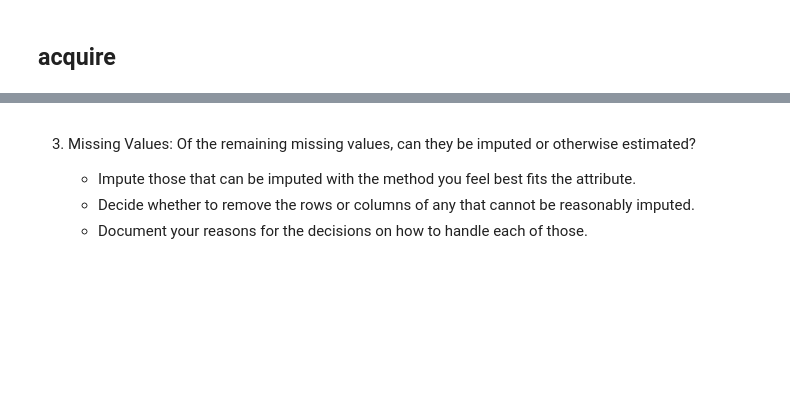
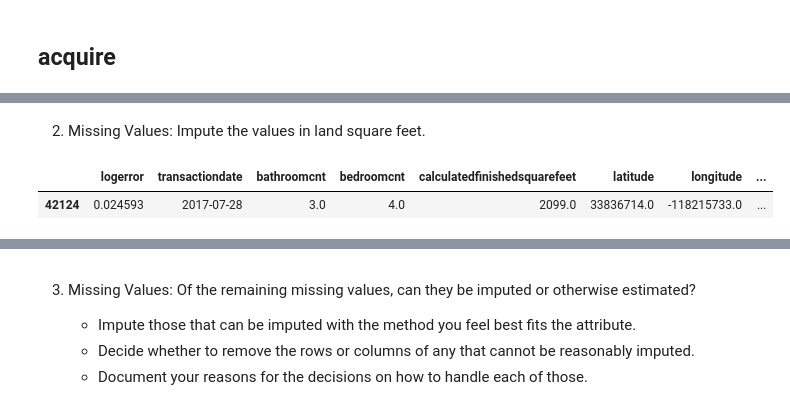
Before and after one commit to JD-Consulting/Zillow-Clustering, a Jupyter notebook: Jeremy_Scratchpad.ipynb, the cells around one changed output, grey strips where cells are left out. Drawn from its saved outputs; the diff is of its cells as text; code cells hidden in the pictures; blank space fills up the shorter version.

```diff
--- a/Jeremy_Scratchpad.ipynb
+++ b/Jeremy_Scratchpad.ipynb
@@ -38,0 +82,21 @@ Ideas:
+# %%
+# it works!
+cols = ['bathroomcnt', 'latitude']
+def change_data(df, cols):
+    """
+    takes a dataframe and a list of columns and it
+    converts the columns listed that are in the dataframe into
+    objects in the same dataframe
+    """
+    newdf = pd.DataFrame(df, columns=cols)
+    df = df.drop(columns=cols)
+    newdf = newdf.astype(object)
+    df = pd.concat([df, newdf], axis=1)
+    return df
+
+
+
+
+
+#zillow = df.copy()
+#zillow = zillow.astype(object)
@@ -38,0 +160,7 @@ Ideas:
+# %% [markdown]
+   2. Missing Values: Impute the values in land square feet.
+# %%
+zillow.sample()
+# %% [output]
+|  | logerror | transactiondate | bathroomcnt | bedroomcnt | calculatedfinishedsquarefeet | latitude | longitude | ... |
+| 42124 | 0.024593 | 2017-07-28 | 3.0 | 4.0 | 2099.0 | 33836714.0 | -118215733.0 | ... |
```
Also changed, not shown: parts of 21 cells of this notebook, 1 other file.
